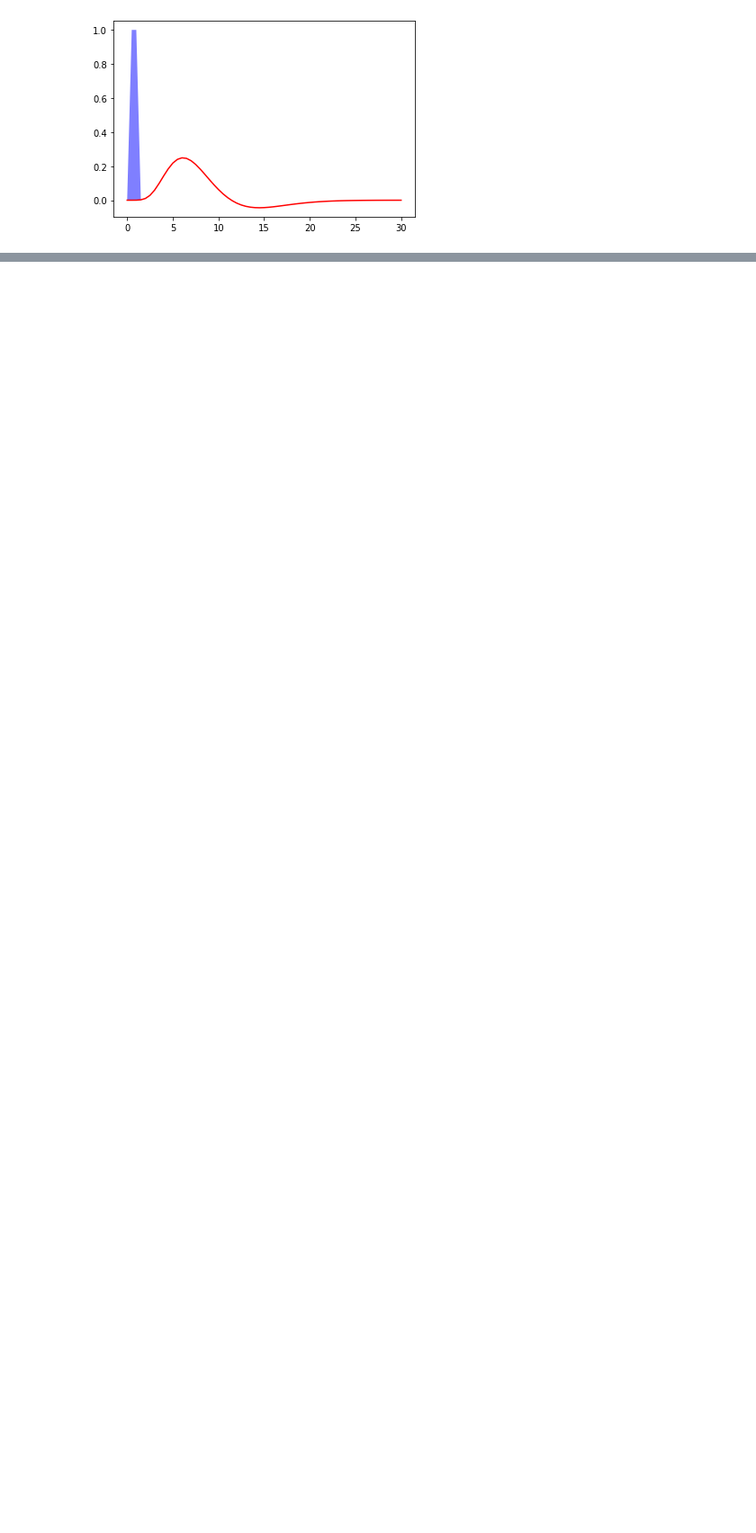
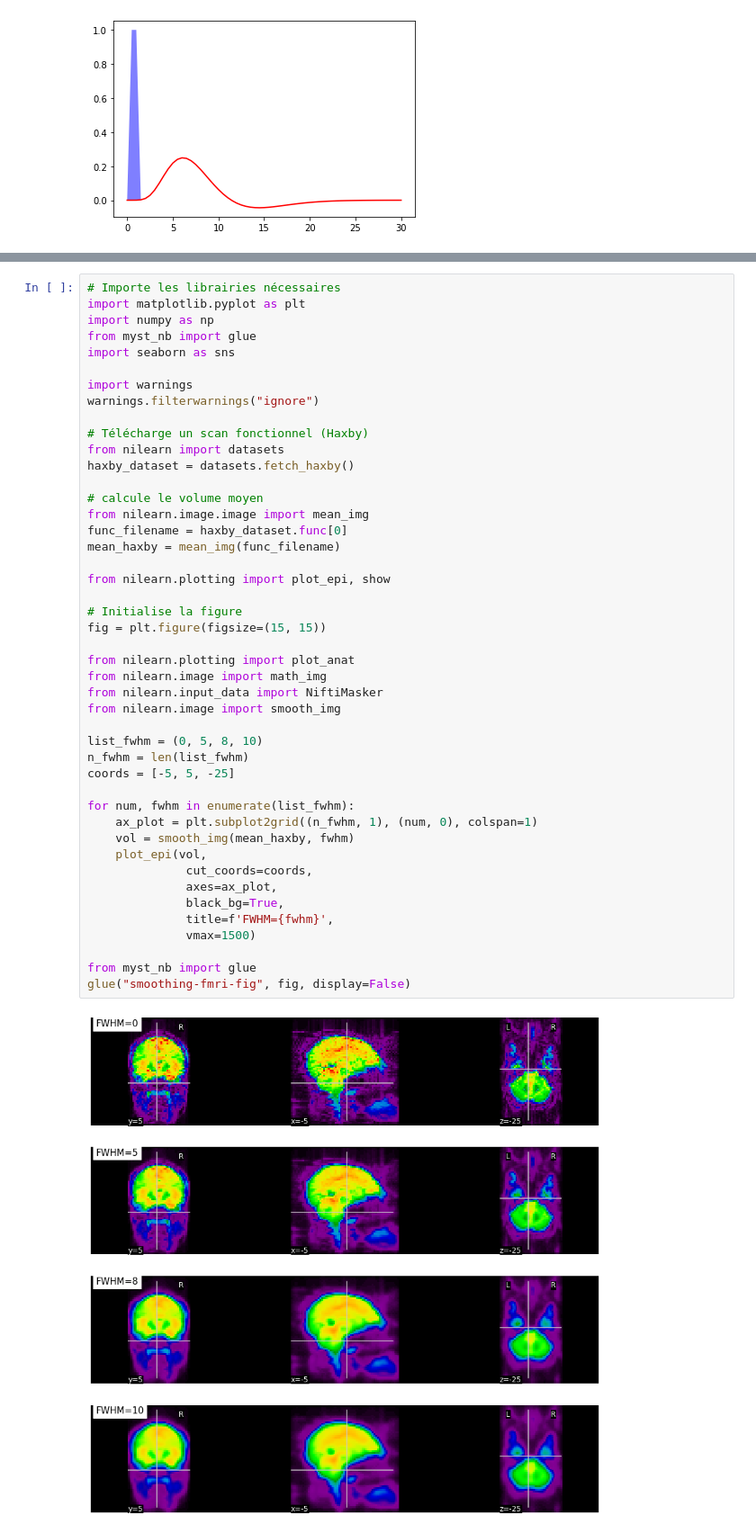
Before and after one commit to methodes-cogneuro/methodes-cogneuro.github.io, a Jupyter notebook: _sources/irm_fonctionnelle.ipynb, the cells around one changed output, grey strips where cells are left out. Shown: that part at 90% size. Saved outputs shown, nothing was run; the diff lists cells and outputs as text; blank space fills up the shorter version.

```diff
--- a/_sources/irm_fonctionnelle.ipynb
+++ b/_sources/irm_fonctionnelle.ipynb
@@ -353,0 +319,47 @@ Il est possible de généraliser l'analyse de soustraction pour tenir compte de
+# %%
+# Importe les librairies nécessaires
+import matplotlib.pyplot as plt
+import numpy as np
+from myst_nb import glue
+import seaborn as sns
+
+import warnings
+warnings.filterwarnings("ignore")
+
+# Télécharge un scan fonctionnel (Haxby)
+from nilearn import datasets
+haxby_dataset = datasets.fetch_haxby()
+
+# calcule le volume moyen
+from nilearn.image.image import mean_img
+func_filename = haxby_dataset.func[0]
+mean_haxby = mean_img(func_filename)
+
+from nilearn.plotting import plot_epi, show
+
+# Initialise la figure
+fig = plt.figure(figsize=(15, 15))
+
+from nilearn.plotting import plot_anat
+from nilearn.image import math_img
+from nilearn.input_data import NiftiMasker
+from nilearn.image import smooth_img
+
+list_fwhm = (0, 5, 8, 10)
+n_fwhm = len(list_fwhm)
+coords = [-5, 5, -25]
+
+for num, fwhm in enumerate(list_fwhm):
+    ax_plot = plt.subplot2grid((n_fwhm, 1), (num, 0), colspan=1)
+    vol = smooth_img(mean_haxby, fwhm)
+    plot_epi(vol,
+              cut_coords=coords,
+              axes=ax_plot,
+              black_bg=True,
+              title=f'FWHM={fwhm}',
+              vmax=1500)
+
+from myst_nb import glue
+glue("smoothing-fmri-fig", fig, display=False)
+# %% [output]
+[figure, added]
```
Also changed, not shown: parts of 3 cells of this notebook, 5 other files.
